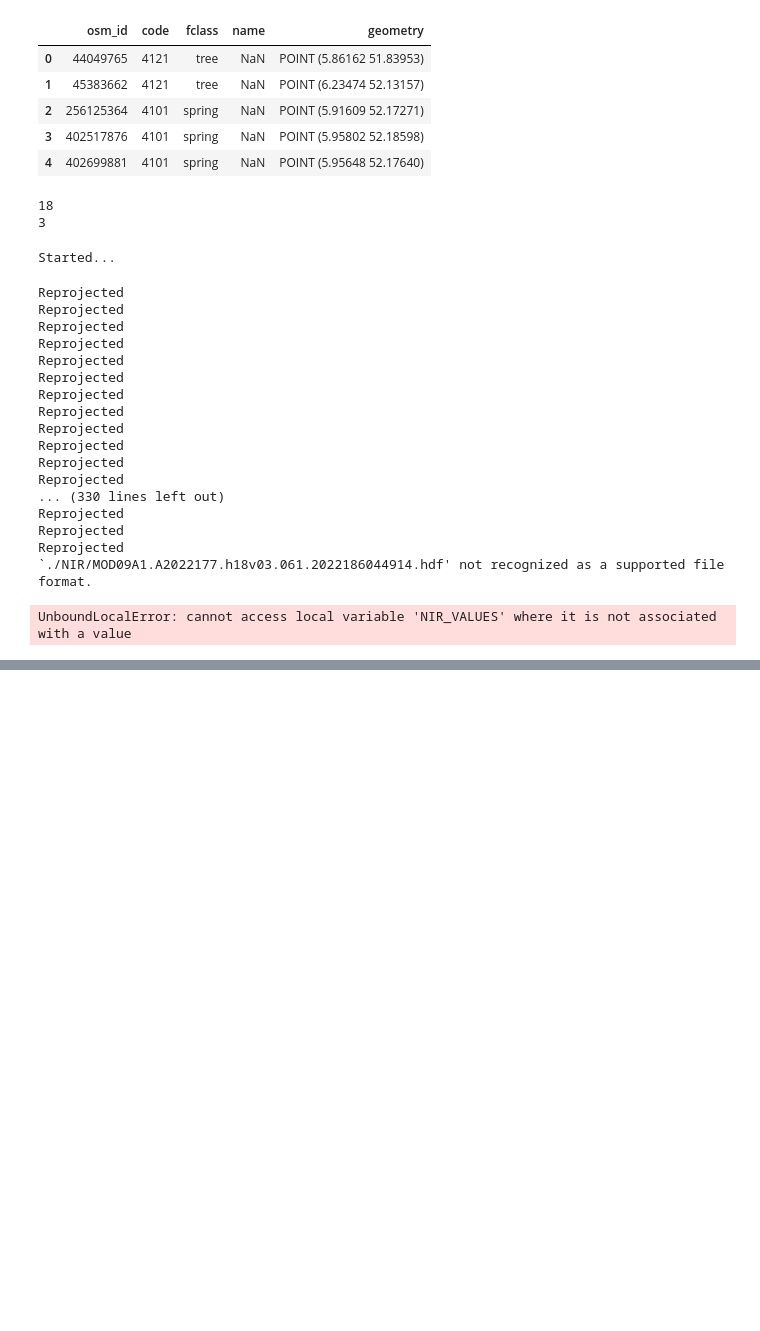
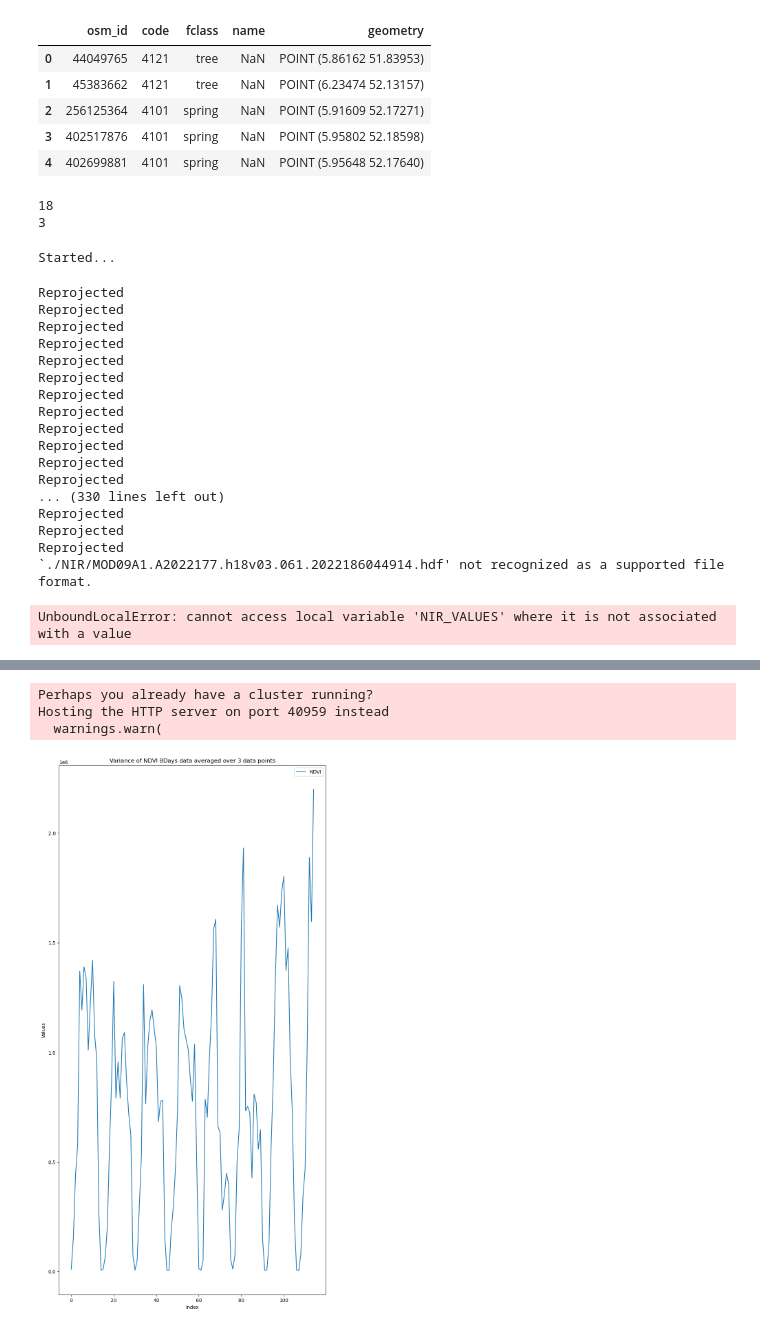
Before and after one commit to clmtai/clmtai, a Jupyter notebook: milestone_1/crop_yield/crop_yield.ipynb, the cells around one changed output, grey strips where cells are left out. Saved outputs shown, nothing was run; the diff lists cells and outputs as text; code cells hidden in the pictures; blank space fills up the shorter version.

Commit message:
Added Dask Startup Tutorial

```diff
--- a/milestone_1/crop_yield/crop_yield.ipynb
+++ b/milestone_1/crop_yield/crop_yield.ipynb
@@ -461,0 +477,70 @@ plt.show()
+# %%
+client = Client(n_workers=4)
+# %% [output]
+Perhaps you already have a cluster running?
+Hosting the HTTP server on port 40959 instead
+  warnings.warn(
+# %%
+def averageNDVI(output_path: list[str]) -> np.ndarray:
+    """
+    Calculate the average NDVI from a list of output paths.
+
+    Args:
+        output_path: A list of output file paths.
+
+    Returns:
+        The average NDVI as a numpy array.
+    """
+    values = []
+
+    # Iterate over each output file path
+    for path in output_path:
+        # Open the geotiff dataset
+        geotiff_dataset: gdal.Dataset = gdal.Open(path)
+
+        # Get the first band (NDVI band)
+        band_ndvi: gdal.Band = geotiff_dataset.GetRasterBand(1)
+
+        # Read the NDVI values as an array
+        values.append(band_ndvi.ReadAsArray())
+
+    # Calculate the average NDVI
+    average_ndvi = np.average(values, axis=0)
+    return average_ndvi
+
+
+def wrapper():
+    output_directory: str = "./NDVI_Images/"
+    files: list[str] = glob.glob(os.path.join(output_directory, "NDVI*.tif"))
+    files.sort()
+
+    values = []
+
+    # Iterate over the files in groups of 3
+    for i in range(0, len(files), 3):
+        # Calculate the average NDVI for the current group of files
+        z = averageNDVI(files[i : i + 3])
+
+        average_ndvi = z.compute()
+
+        # Append the variance of the average NDVI to the list of values
+        values.append(np.var(average_ndvi))
+
+    # Create indices for the plot
+
+    return np.array(values)
+
+
+z = wrapper()
+result = dask.compute(z)
+indices = range(len(result))
+# Create a plot of the variance of the NDVI values
+plt.figure(figsize=(10, 20))
+plt.plot(result[0], label="NDVI")
+plt.xlabel("Index")
+plt.ylabel("Values")
+plt.title("Variance of NDVI 8Days data averaged over 3 data points")
+plt.legend()
+plt.show()
+# %% [output]
+[figure, added]
```
Also changed, not shown: parts of 5 cells of this notebook, 3 other files.
